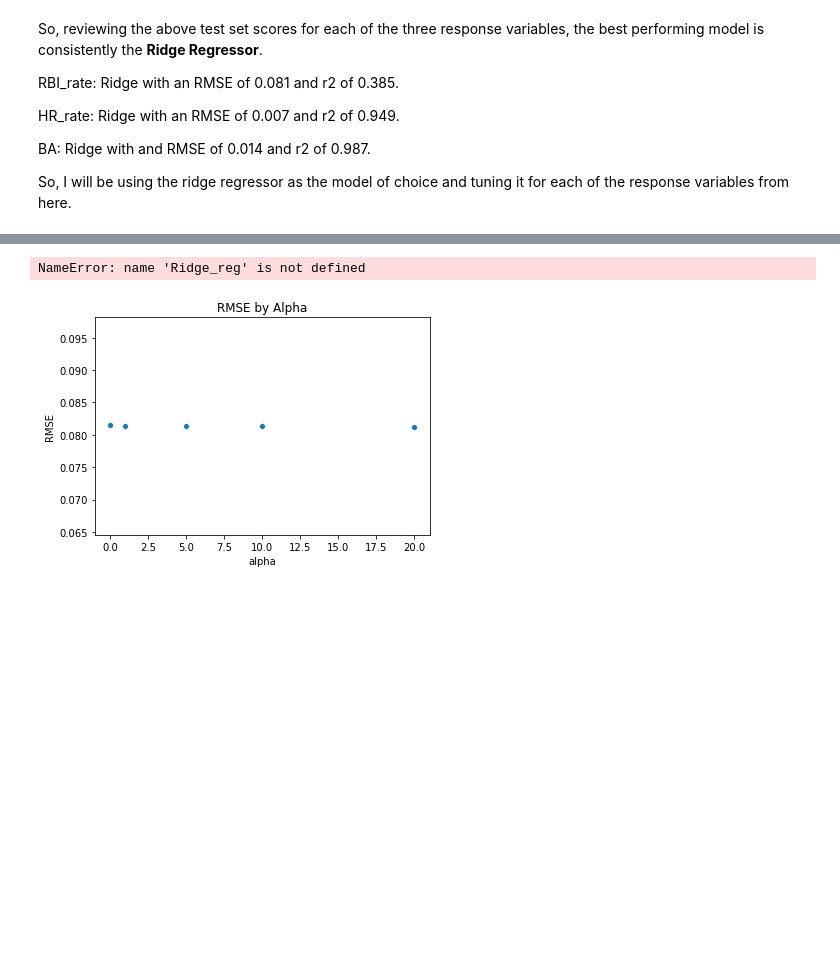
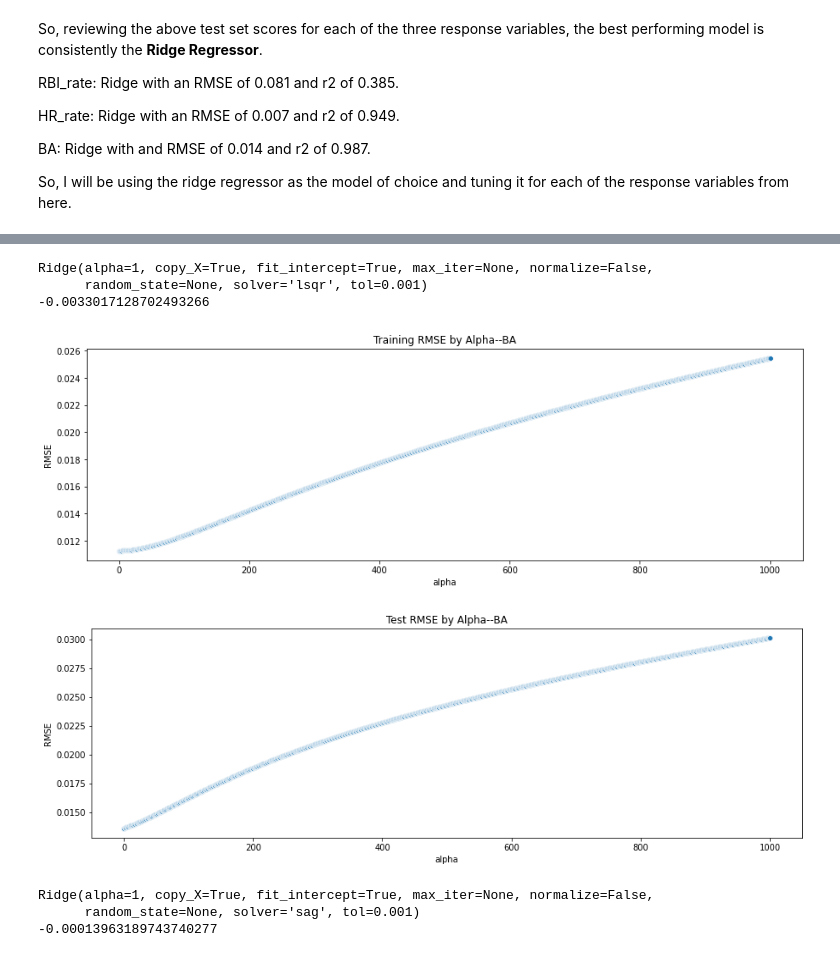
Before and after one commit to abewoycke/KBO-Projections, a Jupyter notebook: 5-Modeling/KBO Projections Modeling.ipynb, the cells around one changed output, grey strips where cells are left out. Cells and saved outputs as stored; diff of their text form; code cells hidden in the pictures; blank space fills up the shorter version.

Commit message:
finalize modeling + export

```diff
--- a/5-Modeling/KBO Projections Modeling.ipynb
+++ b/5-Modeling/KBO Projections Modeling.ipynb
@@ -139,61 +247,85 @@ alphas = np.concatenate([alphas, np.arange(1,2001,1)])
 # %%
-# Grid Search for 'RBI_rate'
-
+# Grid Search for 'HR_rate'
+from joblib import parallel_backend
 from sklearn.model_selection import GridSearchCV
 
 params = {
-    'alpha':alphas,
+    'alpha':[1e-15, 1e-10, 1e-9, 1e-8, 1e-7, 1e-6, 1e-5, 1e-4, 1e-3, 0.01, 0.1, 1],
     'fit_intercept':[True,False],
     'solver':['svd', 'cholesky', 'lsqr', 'sparse_cg', 'sag', 'saga']
 }
 
-model = Ridge()
-ridge_cv = GridSearchCV(model, params, scoring='neg_mean_squared_error')
+reg = Ridge()
+ridge_cv = GridSearchCV(reg, params, scoring='neg_mean_squared_error')
 
-#fit the grid search
-ridge_cv.fit(X_train,y_train['RBI_rate'])
-
-# best estimator
-print(ridge_cv.best_estimator_)
-print(ridge_cv.best_score_)
+with parallel_backend('threading',n_jobs=6):
+    ridge_cv.fit(X_train,y_train['RBI_rate'])
+    print(ridge_cv.best_estimator_)
+    print(ridge_cv.best_score_)
 # %% [output]
-NameError: name 'Ridge_reg' is not defined
+Ridge(alpha=1, copy_X=True, fit_intercept=True, max_iter=None, normalize=False,
+      random_state=None, solver='lsqr', tol=0.001)
+-0.0033017128702493266
 # %%
-# some visualization of our alphas for 'RBI_rate'
+# some visualization to narrow the range of our potential alphas for 'BA'
 
+scores = []
+
+for a in alphas:
+    ridge = Ridge(alpha=a)
+    ridge.fit(X_train, y_train['BA'])
+    y_pred = ridge.predict(X_train)
+    RMSE = mean_squared_error(y_train['BA'], y_pred, squared=False)
+    scores.append(RMSE)
+
+plt.figure(figsize=(15,10))
+plt.subplot(2,1,1)
+_ = sns.scatterplot(x=alphas,y=scores)
+plt.xlabel('alpha')
+plt.ylabel('RMSE')
+plt.title('Training RMSE by Alpha--BA')
+plt.axis('tight')
+_ = plt.show()
+
+# same as above, but test RMSE
 scores = []
 for a in alphas:
     ridge = Ridge(alpha=a)
-    ridge.fit(X_train, y_train['RBI_rate'])
+    ridge.fit(X_train, y_train['BA'])
     y_pred = ridge.predict(X_test)
-    RMSE = mean_squared_error(y_test['RBI_rate'], y_pred, squared=False)
+    RMSE = mean_squared_error(y_test['BA'], y_pred, squared=False)
     scores.append(RMSE)
 
+plt.figure(figsize=(15,10))
+plt.subplot(2,1,2)
 _ = sns.scatterplot(x=alphas,y=scores)
 plt.xlabel('alpha')
 plt.ylabel('RMSE')
-plt.title('RMSE by Alpha')
+plt.title('Test RMSE by Alpha--BA')
 plt.axis('tight')
 _ = plt.show()
 # %% [output]
-[figure, old version]
+[figure, new version]
+[figure, added]
 # %%
-# Grid Search for 'HR_rate'
-
+# Grid Search for 'BA'
+from joblib import parallel_backend
 from sklearn.model_selection import GridSearchCV
 
 params = {
-    'alpha':alphas,
+    'alpha':[1e-15, 1e-10, 1e-9, 1e-8, 1e-7, 1e-6, 1e-5, 1e-4, 1e-3, 0.01, 0.1, 1],
     'fit_intercept':[True,False],
     'solver':['svd', 'cholesky', 'lsqr', 'sparse_cg', 'sag', 'saga']
 }
 
-model = Ridge()
-ridge_cv = GridSearchCV(model, params, scoring='neg_mean_squared_error')
+reg = Ridge()
+ridge_cv = GridSearchCV(reg, params, scoring='neg_mean_squared_error')
 
-#fit the grid search
-ridge_cv.fit(X_train,y_train['HR_rate'])
-
-# best estimator
-print(ridge_cv.best_estimator_)
-print(ridge_cv.best_score_)
+with parallel_backend('threading',n_jobs=6):
+    ridge_cv.fit(X_train,y_train['BA'])
+    print(ridge_cv.best_estimator_)
+    print(ridge_cv.best_score_)
+# %% [output]
+Ridge(alpha=1, copy_X=True, fit_intercept=True, max_iter=None, normalize=False,
+      random_state=None, solver='sag', tol=0.001)
+-0.00013963189743740277
```
Also changed, not shown: parts of 16 cells of this notebook, 1 other file.
